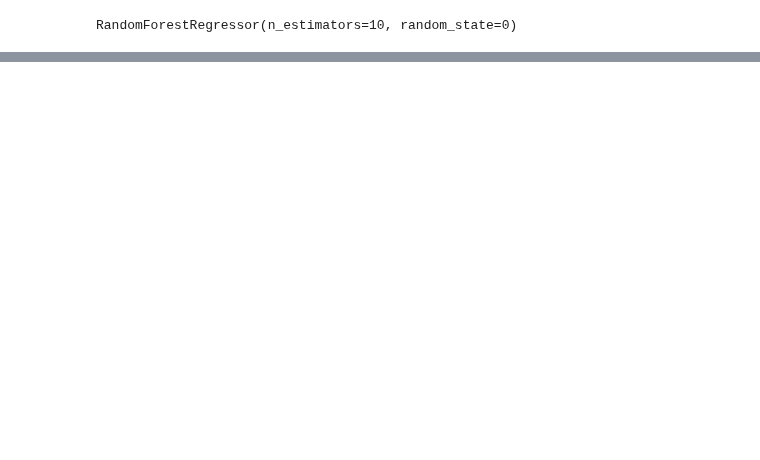
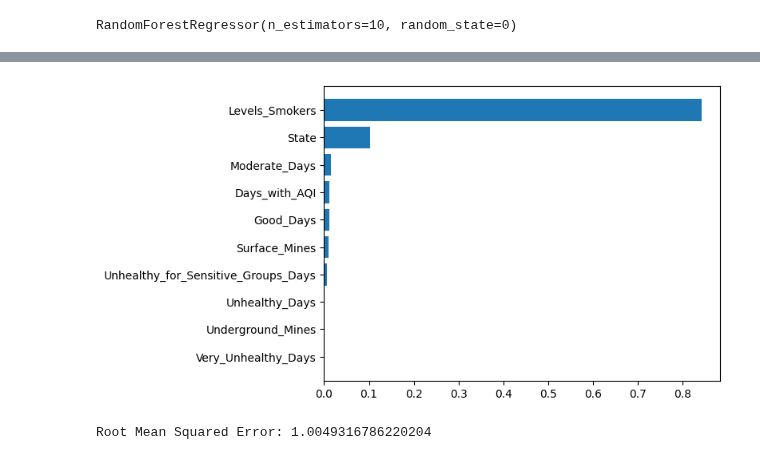
Before and after one commit to AvatarJoshi/copd_project, a Jupyter notebook: Machine_Learning/Random_Forest_Regression-Complex.ipynb, the cells around one changed output, grey strips where cells are left out. Cells and saved outputs as stored; diff of their text form; code cells hidden in the pictures; blank space fills up the shorter version.

```diff
--- a/Machine_Learning/Random_Forest_Regression-Complex.ipynb
+++ b/Machine_Learning/Random_Forest_Regression-Complex.ipynb
@@ -128,7 +298,24 @@ regressor.score(X_test, y_test)
+# %%
+# cols = [f[0] for f in features]
+cols = [f[0] for f in top_10_features]
+# width = [f[1] for f in features]
+width = [f[1] for f in top_10_features]
+
+plt.figure()
+plt.barh(cols, width)
+plt.gca().invert_yaxis()
+# %% [output]
+[figure, added]
 # %%
 # Step 5: Predicting the Results
 
 y_pred = regressor.predict(X_test)
+# %%
+# Step 6: Evaluating the Algorithm
+from sklearn import metrics
+print('Root Mean Squared Error:', np.sqrt(metrics.mean_squared_error(y_test, y_pred)))
+# %% [output]
+Root Mean Squared Error: 1.0049316786220204
 # %%
 # Step 6: Comparing the Real Values with Predicted Values
 df = pd.DataFrame({'Real Values':y_test, 'Predicted Values':y_pred})
```
Also changed, not shown: parts of 29 cells of this notebook, 11 other files.
